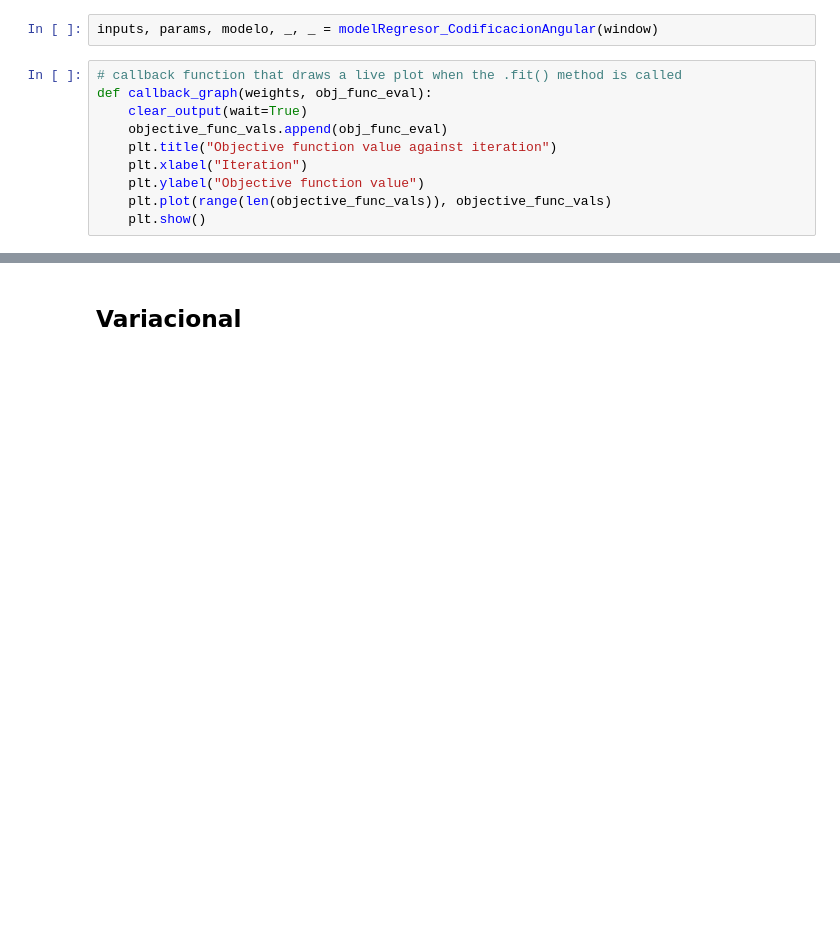
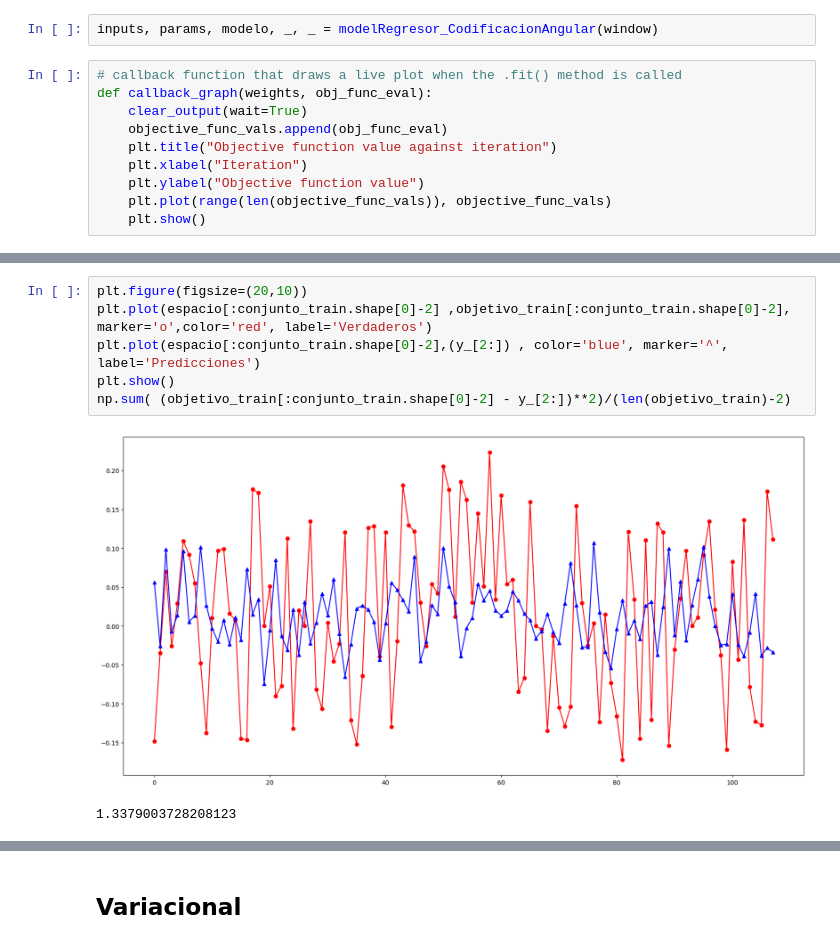
Before and after one commit to MiklosLaszlo/TFG, a Jupyter notebook: TFG_programacion/ajustes/QVR_y_Regressor_first.ipynb, the cells around one changed output, grey strips where cells are left out. Cells and saved outputs as stored; diff of their text form; blank space fills up the shorter version.

```diff
--- a/TFG_programacion/ajustes/QVR_y_Regressor_first.ipynb
+++ b/TFG_programacion/ajustes/QVR_y_Regressor_first.ipynb
@@ -355,0 +329,9 @@ np.sum( (objetivo_test - y_)**2)/len(objetivo_test)
+# %%
+plt.figure(figsize=(20,10))
+plt.plot(espacio[:conjunto_train.shape[0]-2] ,objetivo_train[:conjunto_train.shape[0]-2], marker='o',color='red', label='Verdaderos')
+plt.plot(espacio[:conjunto_train.shape[0]-2],(y_[2:]) , color='blue', marker='^', label='Predicciones')
+plt.show()
+np.sum( (objetivo_train[:conjunto_train.shape[0]-2] - y_[2:])**2)/(len(objetivo_train)-2)
+# %% [output]
+[figure, added]
+1.3379003728208123
```
Also changed, not shown: parts of 27 cells of this notebook, 3 other files.
